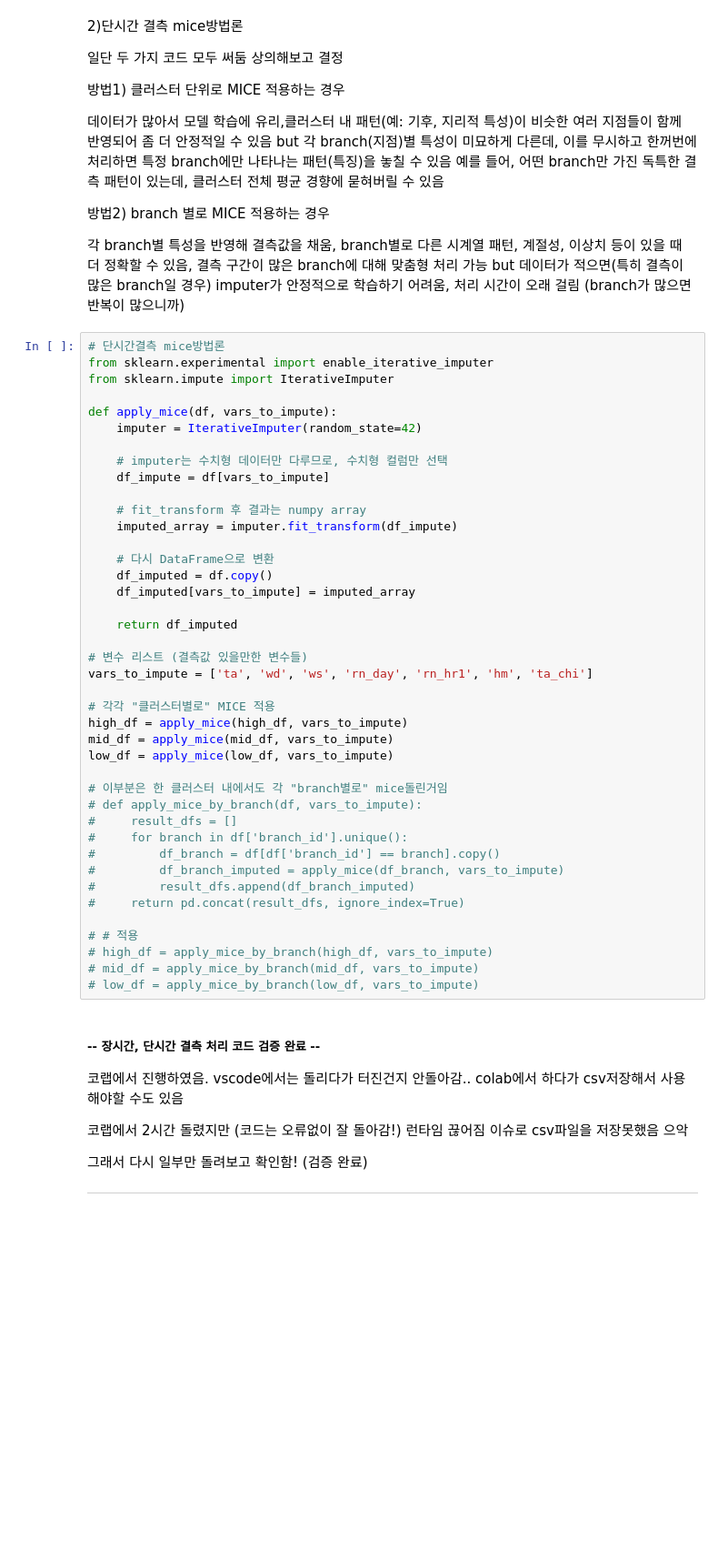
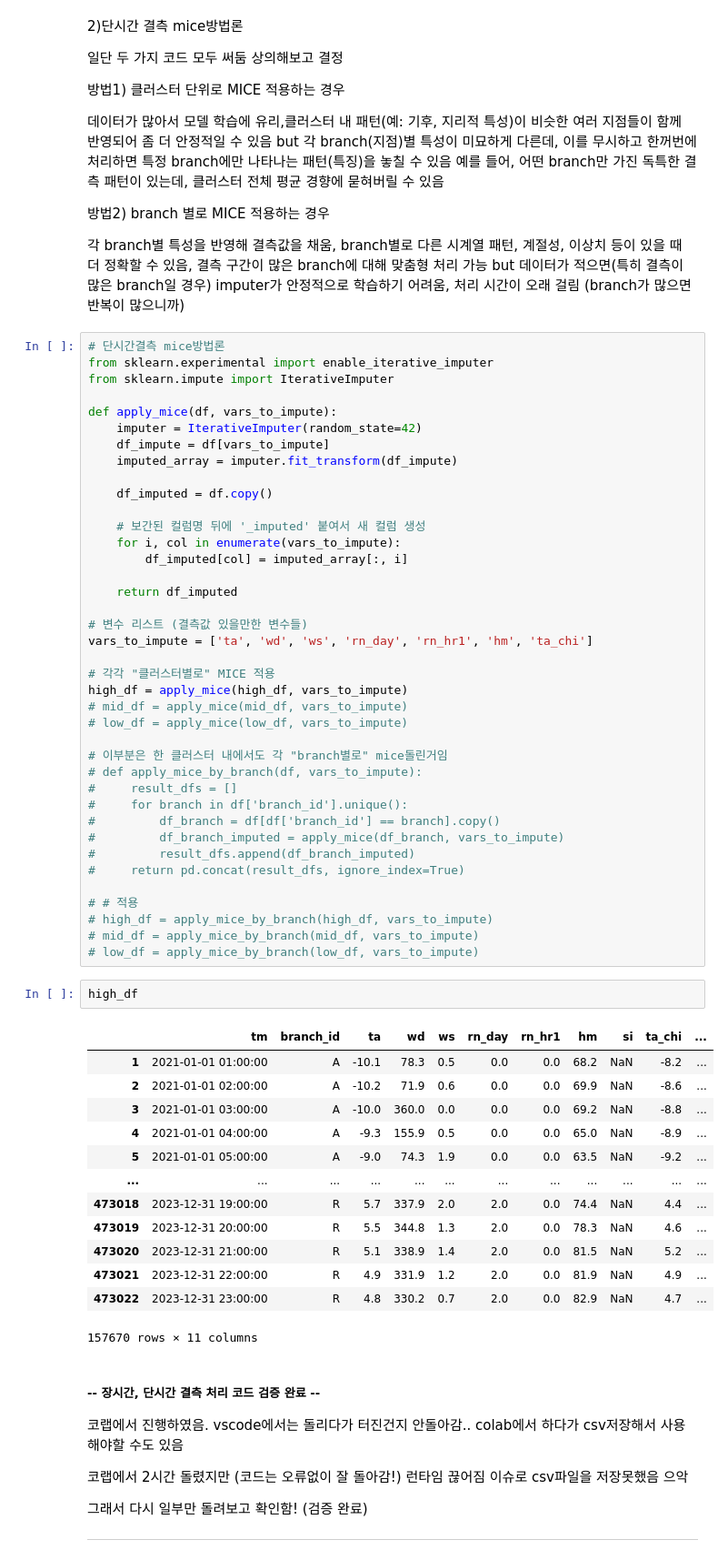
Before and after one commit to CheckNanbang/2025-weather-data-contest, a Jupyter notebook: EDA/jiyeon_전처리_1차.ipynb, the cells around one changed output. Shown at 91% size. Drawn from its saved outputs; the diff is of its cells as text; blank space fills up the shorter version.

```diff
--- a/EDA/jiyeon_전처리_1차.ipynb
+++ b/EDA/jiyeon_전처리_1차.ipynb
@@ -261,16 +295,14 @@ from sklearn.impute import IterativeImputer
 
 def apply_mice(df, vars_to_impute):
     imputer = IterativeImputer(random_state=42)
-
-    # imputer는 수치형 데이터만 다루므로, 수치형 컬럼만 선택
     df_impute = df[vars_to_impute]
-
-    # fit_transform 후 결과는 numpy array
     imputed_array = imputer.fit_transform(df_impute)
 
-    # 다시 DataFrame으로 변환
     df_imputed = df.copy()
-    df_imputed[vars_to_impute] = imputed_array
+
+    # 보간된 컬럼명 뒤에 '_imputed' 붙여서 새 컬럼 생성
+    for i, col in enumerate(vars_to_impute):
+        df_imputed[col] = imputed_array[:, i]
 
     return df_imputed
 
@@ -279,8 +311,8 @@ vars_to_impute = ['ta', 'wd', 'ws', 'rn_day', 'rn_hr1', 'hm', 'ta_chi']
 
 # 각각 "클러스터별로" MICE 적용
 high_df = apply_mice(high_df, vars_to_impute)
-mid_df = apply_mice(mid_df, vars_to_impute)
-low_df = apply_mice(low_df, vars_to_impute)
+# mid_df = apply_mice(mid_df, vars_to_impute)
+# low_df = apply_mice(low_df, vars_to_impute)
 
 # 이부분은 한 클러스터 내에서도 각 "branch별로" mice돌린거임
 # def apply_mice_by_branch(df, vars_to_impute):
@@ -295,6 +327,22 @@ low_df = apply_mice(low_df, vars_to_impute)
 # high_df = apply_mice_by_branch(high_df, vars_to_impute)
 # mid_df = apply_mice_by_branch(mid_df, vars_to_impute)
 # low_df = apply_mice_by_branch(low_df, vars_to_impute)
+# %%
+high_df
+# %% [output]
+|  | tm | branch_id | ta | wd | ws | rn_day | rn_hr1 | hm | si | ta_chi | ... |
+| 1 | 2021-01-01 01:00:00 | A | -10.1 | 78.3 | 0.5 | 0.0 | 0.0 | 68.2 | NaN | -8.2 | ... |
+| 2 | 2021-01-01 02:00:00 | A | -10.2 | 71.9 | 0.6 | 0.0 | 0.0 | 69.9 | NaN | -8.6 | ... |
+| 3 | 2021-01-01 03:00:00 | A | -10.0 | 360.0 | 0.0 | 0.0 | 0.0 | 69.2 | NaN | -8.8 | ... |
+| 4 | 2021-01-01 04:00:00 | A | -9.3 | 155.9 | 0.5 | 0.0 | 0.0 | 65.0 | NaN | -8.9 | ... |
+| 5 | 2021-01-01 05:00:00 | A | -9.0 | 74.3 | 1.9 | 0.0 | 0.0 | 63.5 | NaN | -9.2 | ... |
+| ... | ... | ... | ... | ... | ... | ... | ... | ... | ... | ... | ... |
+| 473018 | 2023-12-31 19:00:00 | R | 5.7 | 337.9 | 2.0 | 2.0 | 0.0 | 74.4 | NaN | 4.4 | ... |
+| 473019 | 2023-12-31 20:00:00 | R | 5.5 | 344.8 | 1.3 | 2.0 | 0.0 | 78.3 | NaN | 4.6 | ... |
+| 473020 | 2023-12-31 21:00:00 | R | 5.1 | 338.9 | 1.4 | 2.0 | 0.0 | 81.5 | NaN | 5.2 | ... |
+| 473021 | 2023-12-31 22:00:00 | R | 4.9 | 331.9 | 1.2 | 2.0 | 0.0 | 81.9 | NaN | 4.9 | ... |
+| 473022 | 2023-12-31 23:00:00 | R | 4.8 | 330.2 | 0.7 | 2.0 | 0.0 | 82.9 | NaN | 4.7 | ... |
+157670 rows × 11 columns
 # %% [markdown]
 ##### -- 장시간, 단시간 결측 처리 코드 검증 완료 -- #####
 
```
Also changed, not shown: parts of 8 cells of this notebook.
